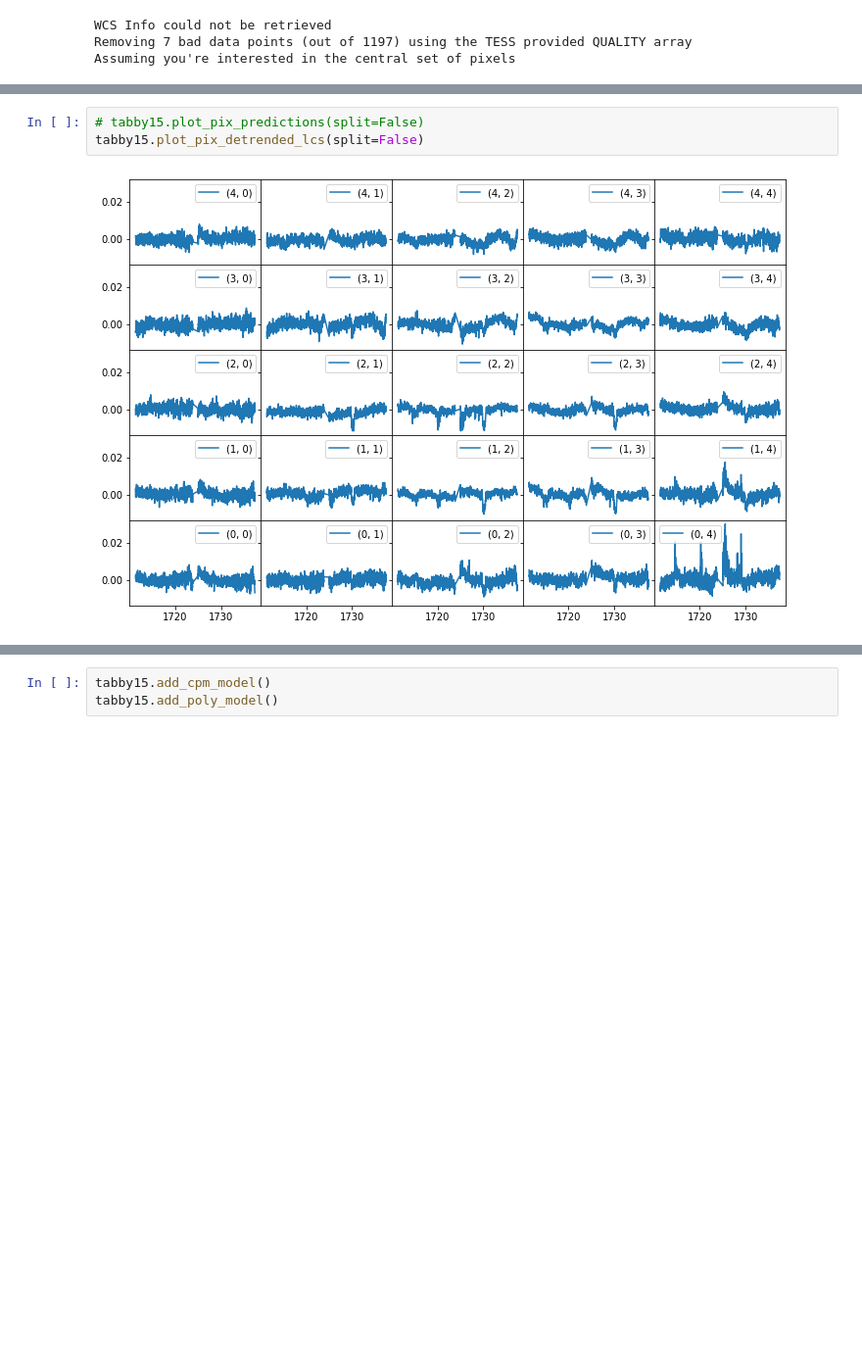
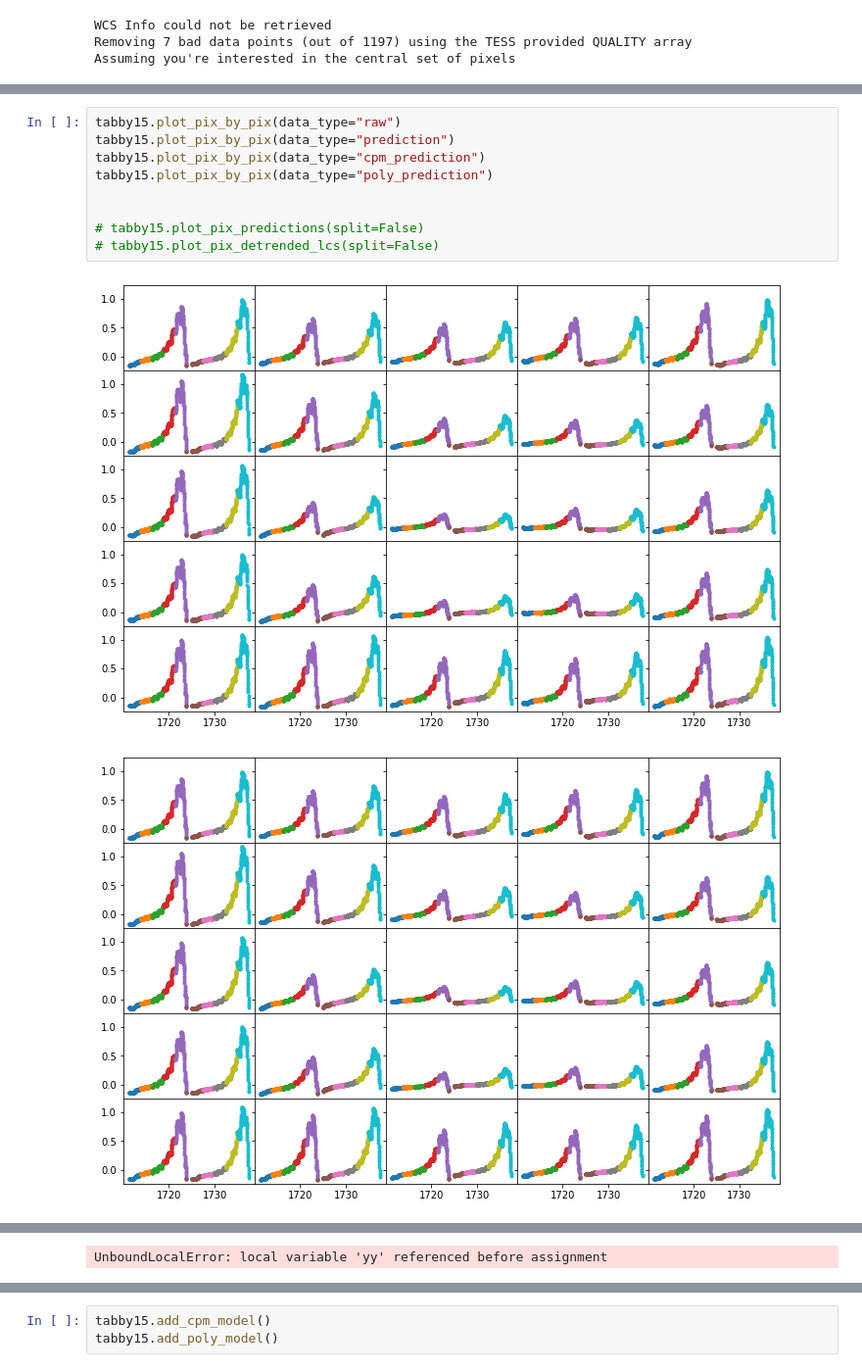
Before and after one commit to soichiro-hattori/unpopular, a Jupyter notebook: tester.ipynb, the cells around one changed output, grey strips where cells are left out. Shown at 98% size. Cells and saved outputs as stored; diff of their text form; blank space fills up the shorter version.

Commit message:
pix by pix plots

```diff
--- a/tester.ipynb
+++ b/tester.ipynb
@@ -32,5 +60,12 @@ times, predictions = tabby15.holdout_fit_predict()
 # %%
+tabby15.plot_pix_by_pix(data_type="raw")
+tabby15.plot_pix_by_pix(data_type="prediction")
+tabby15.plot_pix_by_pix(data_type="cpm_prediction")
+tabby15.plot_pix_by_pix(data_type="poly_prediction")
+
+
 # tabby15.plot_pix_predictions(split=False)
-tabby15.plot_pix_detrended_lcs(split=False)
+# tabby15.plot_pix_detrended_lcs(split=False)
 # %% [output]
-[figure, old version]
+[figure, new version]
+[figure, added]
@@ -36,0 +73 @@ tabby15.plot_pix_detrended_lcs(split=False)
+UnboundLocalError: local variable 'yy' referenced before assignment
```
Also changed, not shown: parts of 8 cells of this notebook, 2 other files.
